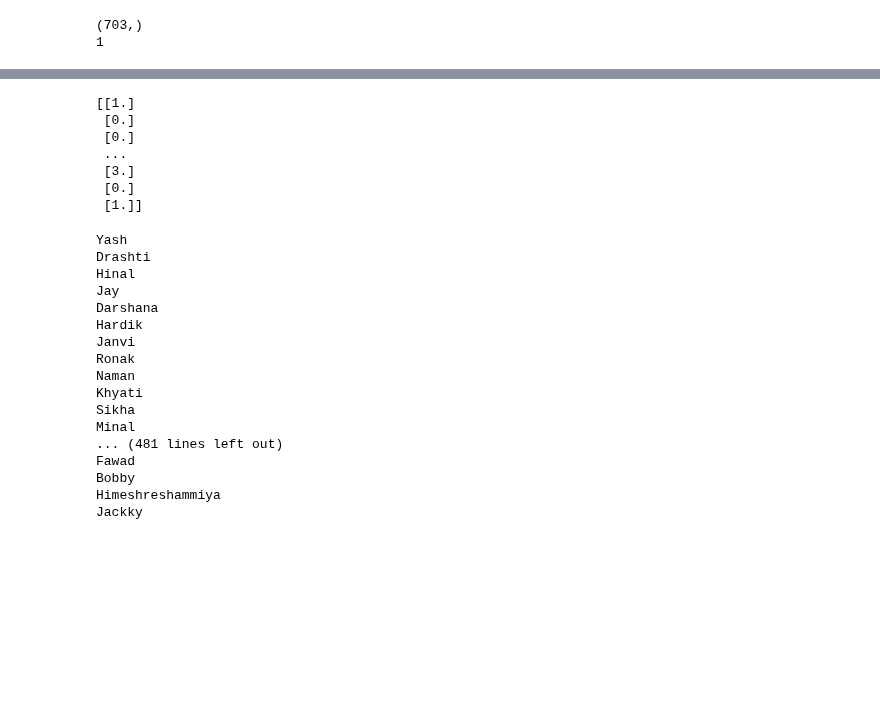
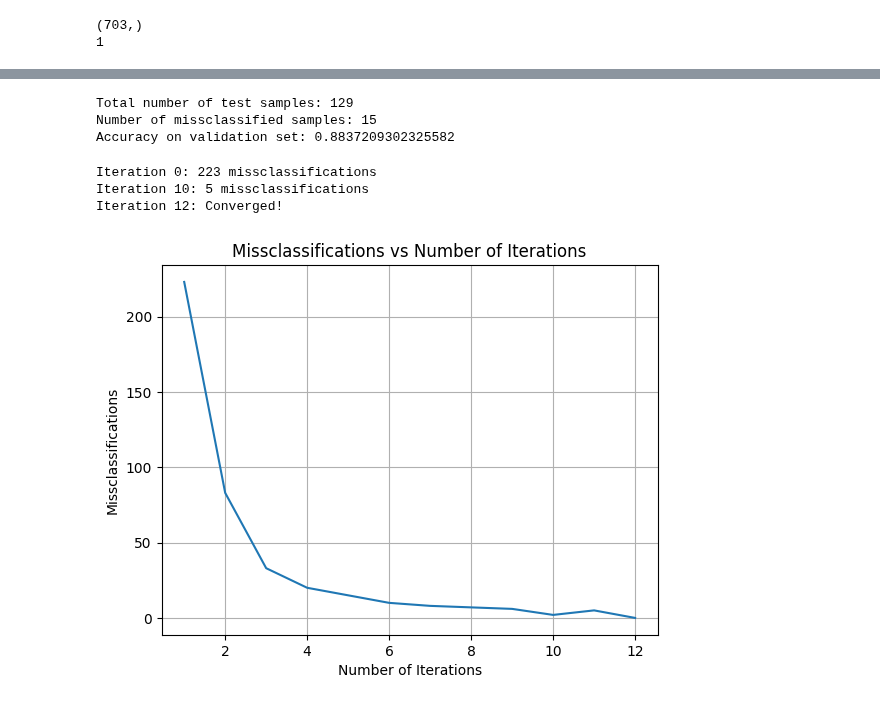
Before and after one commit to PritK99/ML-Toolbox, a Jupyter notebook: Kernels/Perceptron/gender prediction.ipynb, the cells around one changed output, grey strips where cells are left out. Cells and saved outputs as stored; diff of their text form; code cells hidden in the pictures; blank space fills up the shorter version.

Commit message:
Adding kernel perceptron

```diff
--- a/Kernels/Perceptron/gender prediction.ipynb
+++ b/Kernels/Perceptron/gender prediction.ipynb
@@ -118,7 +127,8 @@ K = np.zeros((num_samples,num_samples))
 
 for i in range(num_samples):
     for j in range(num_samples):
-        K[i][j] = rbf_kernel(X_train[i], X_train[j])
+        # Ensure the same kernel in get_accuracy and predict
+        K[i][j] = rbf_kernel(X_train[i], X_train[j], 1.5)
 # %%
 # Defining the alpha vector
 alpha = np.zeros((num_samples,1))
@@ -218,32 +208,40 @@ Accuracy on test set: 0.8615384615384616
-# %%
-print(alpha)
-# %% [output]
-[[1.]
- [0.]
- [0.]
- ...
- [3.]
- [0.]
- [1.]]
-# %%
-for i in range(len(alpha)):
-    if (alpha[i] != 0):
-        print(df.iloc[i]['Name'])
-# %% [output]
-Yash
-Drashti
-Hinal
-Jay
-Darshana
-Hardik
-Janvi
-Ronak
-Naman
-Khyati
-Sikha
-Minal
-... (481 lines left out)
-Fawad
-Bobby
-Himeshreshammiya
-Jackky
+# %%
+# Tuning hyperparameters using validation set
+accuracy = get_accuracy(X_val, y_val, X_train, alpha)
+print(f"Accuracy on validation set: {accuracy}")
+# %% [output]
+Total number of test samples: 129
+Number of missclassified samples: 15
+Accuracy on validation set: 0.8837209302325582
+# %%
+# Training on both train and validation dataset
+X_train_val = np.concatenate((X_train, X_val))
+y_train_val = np.concatenate((y_train, y_val))
+
+# Defining the kernel matrix
+num_samples = len(X_train_val)
+K = np.zeros((num_samples,num_samples))
+
+for i in range(num_samples):
+    for j in range(num_samples):
+        K[i][j] = rbf_kernel(X_train_val[i], X_train_val[j], 1.5)
+
+# Defining the alpha vector
+alpha = np.zeros((num_samples,1))
+# %%
+
+alpha, missclassifications = fit(X_train_val, y_train_val, alpha, K)
+# %% [output]
+Iteration 0: 223 missclassifications
+Iteration 10: 5 missclassifications
+Iteration 12: Converged!
+# %%
+# Visualizing missclassifications vs num_iterations
+plt.plot(range(1, len(missclassifications) + 1), missclassifications)
+plt.xlabel('Number of Iterations')
+plt.ylabel('Missclassifications')
+plt.title('Missclassifications vs Number of Iterations')
+plt.grid(True)
+plt.show()
+# %% [output]
+[figure, added]
```
Also changed, not shown: parts of 9 cells of this notebook, 2 other files.
